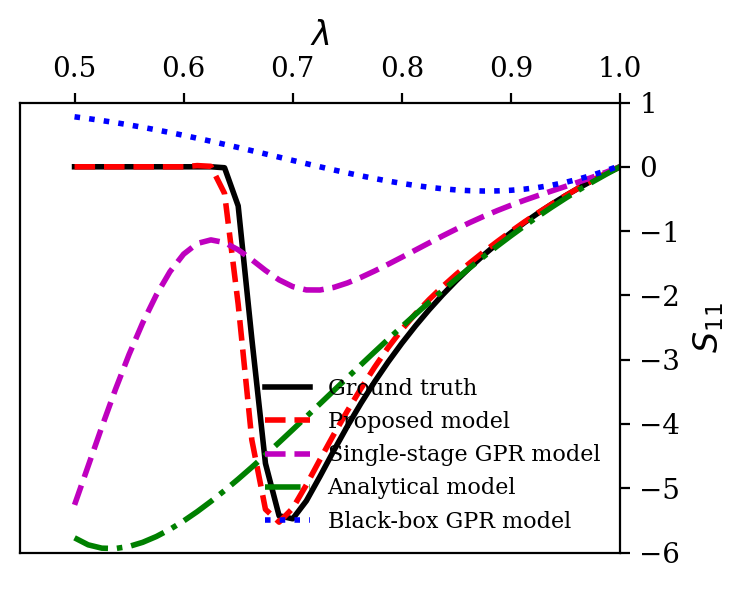
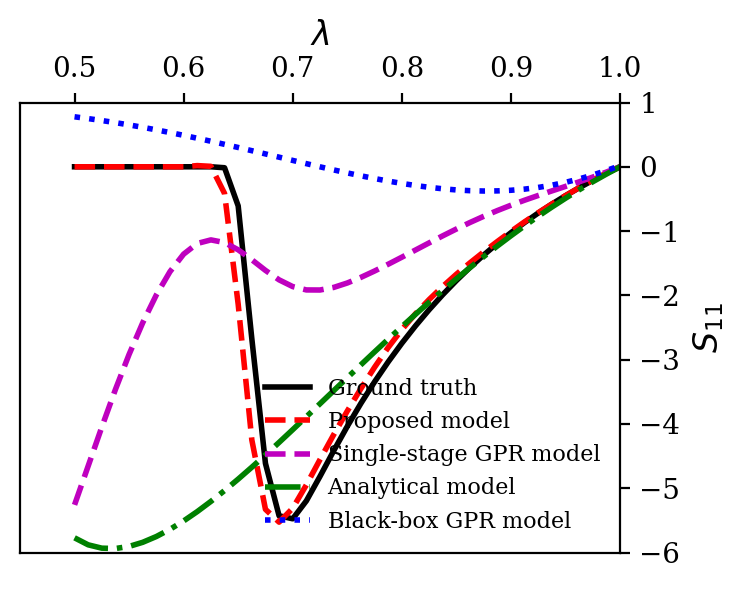
Code edit (unified diff) that turned the first committed figure into the second:
--- before
+++ after
@@ -27,4 +27,4 @@
 
 ax.legend(frameon=False, prop={'size': 8})
-#plt.savefig("Hyperelastic_testing_comp_prediction_11.svg")
+plt.savefig("../results/Hyperelastic_testing_comp_prediction_11.svg")
 plt.show()

Commit: Minor cleanup